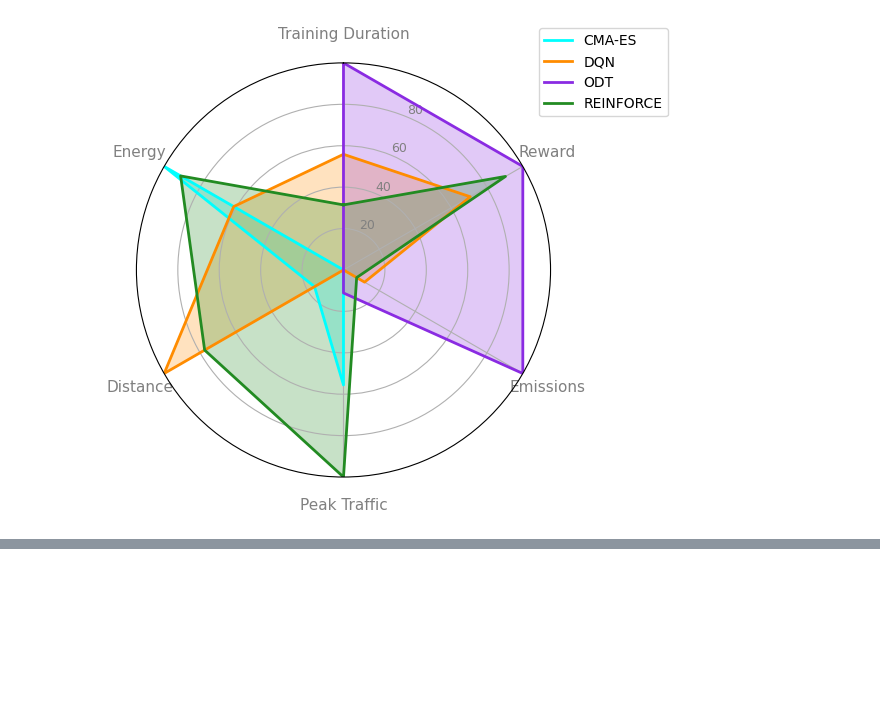
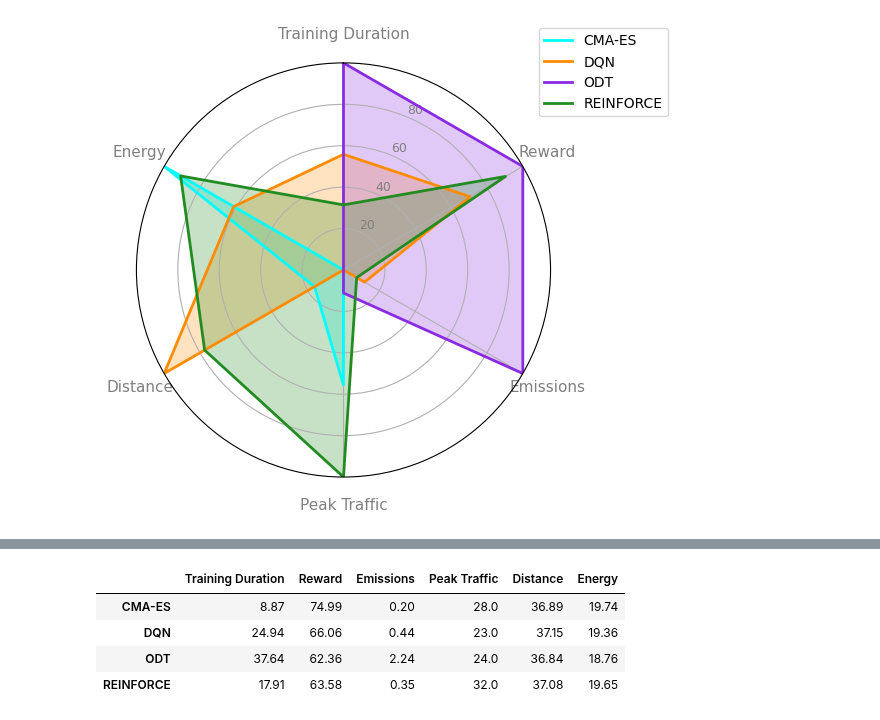
Before and after one commit to LucasHartmanWestern/rl-for-vrp-csp, a Jupyter notebook: experiments/Part 7 Figures.ipynb, the cells around one changed output, grey strips where cells are left out. Saved outputs shown, nothing was run; the diff lists cells and outputs as text; code cells hidden in the pictures; blank space fills up the shorter version.

```diff
--- a/experiments/Part 7 Figures.ipynb
+++ b/experiments/Part 7 Figures.ipynb
@@ -98,3 +105,45 @@ scaled = scale_data_to_0_100(raw_data)
 make_fifa_radar(scaled)
 # %% [output]
 [figure]
+# %%
+raw_data = {
+    "CMA-ES": {
+        "Training Duration": 8.87,
+        "Reward": -74.99,
+        "Emissions": 0.2,
+        "Peak Traffic": 28,
+        "Distance": 36.89,
+        "Energy": 19.74
+    },
+    "DQN": {
+        "Training Duration": 24.94,
+        "Reward": -66.06,
+        "Emissions": 0.44,
+        "Peak Traffic": 23,
+        "Distance": 37.15,
+        "Energy": 19.36
+    },
+    "ODT": {
+        "Training Duration": 37.64,
+        "Reward": -62.36,
+        "Emissions": 2.24,
+        "Peak Traffic": 24,
+        "Distance": 36.84,
+        "Energy": 18.76
+    },
+    "REINFORCE": {
+        "Training Duration": 17.91,
+        "Reward": -63.58,
+        "Emissions": 0.35,
+        "Peak Traffic": 32,
+        "Distance": 37.08,
+        "Energy": 19.65
+    }
+}
+
+colors = {
+    "DQN": 'darkorange',
+    "REINFORCE": 'forestgreen',
+    "CMA-ES": 'cyan',
+    "ODT": 'blueviolet',
+}
@@ -100,0 +274,9 @@ make_fifa_radar(scaled)
+# %%
+df = pd.DataFrame(raw_data).T
+df.Reward = df.Reward.abs()
+# %% [output]
+|  | Training Duration | Reward | Emissions | Peak Traffic | Distance | Energy |
+| CMA-ES | 8.87 | 74.99 | 0.20 | 28.0 | 36.89 | 19.74 |
+| DQN | 24.94 | 66.06 | 0.44 | 23.0 | 37.15 | 19.36 |
+| ODT | 37.64 | 62.36 | 2.24 | 24.0 | 36.84 | 18.76 |
+| REINFORCE | 17.91 | 63.58 | 0.35 | 32.0 | 37.08 | 19.65 |
```
Also changed, not shown: parts of 5 cells of this notebook.
